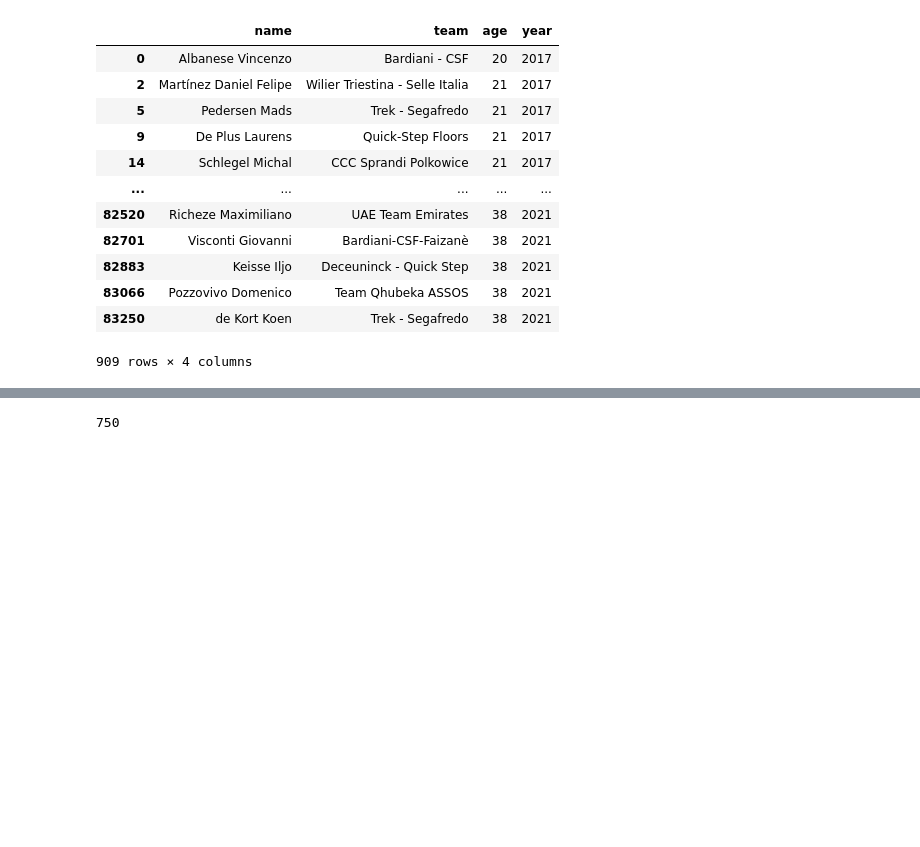
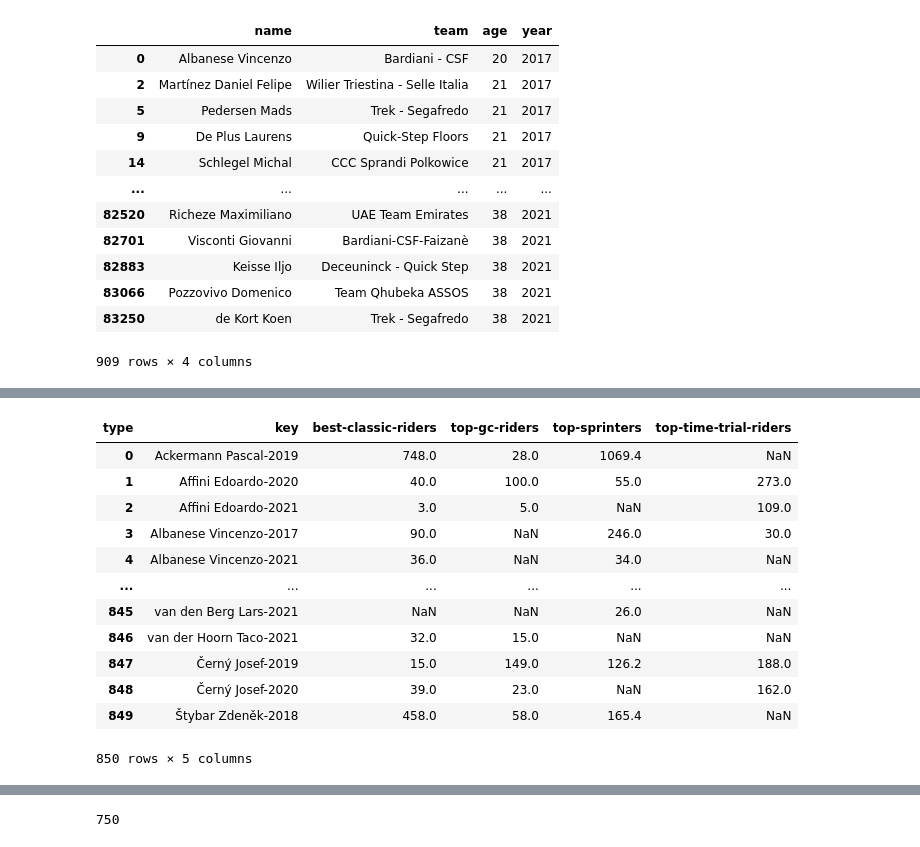
Before and after one commit to Michiel-DK/cycling, a Jupyter notebook: Nb.ipynb, the cells around one changed output, grey strips where cells are left out. Saved outputs shown, nothing was run; the diff lists cells and outputs as text; code cells hidden in the pictures; blank space fills up the shorter version.

```diff
--- a/Nb.ipynb
+++ b/Nb.ipynb
@@ -217,0 +306,17 @@ soup = BeautifulSoup(response.content, 'html.parser')
+# %%
+table5 = table4.pivot_table(values='points', index='key', columns='type', aggfunc='first').reset_index()
+table5
+# %% [output]
+| type | key | best-classic-riders | top-gc-riders | top-sprinters | top-time-trial-riders |
+| 0 | Ackermann Pascal-2019 | 748.0 | 28.0 | 1069.4 | NaN |
+| 1 | Affini Edoardo-2020 | 40.0 | 100.0 | 55.0 | 273.0 |
+| 2 | Affini Edoardo-2021 | 3.0 | 5.0 | NaN | 109.0 |
+| 3 | Albanese Vincenzo-2017 | 90.0 | NaN | 246.0 | 30.0 |
+| 4 | Albanese Vincenzo-2021 | 36.0 | NaN | 34.0 | NaN |
+| ... | ... | ... | ... | ... | ... |
+| 845 | van den Berg Lars-2021 | NaN | NaN | 26.0 | NaN |
+| 846 | van der Hoorn Taco-2021 | 32.0 | 15.0 | NaN | NaN |
+| 847 | Černý Josef-2019 | 15.0 | 149.0 | 126.2 | 188.0 |
+| 848 | Černý Josef-2020 | 39.0 | 23.0 | NaN | 162.0 |
+| 849 | Štybar Zdeněk-2018 | 458.0 | 58.0 | 165.4 | NaN |
+850 rows × 5 columns
```
Also changed, not shown: parts of 13 cells of this notebook, 1 other file.
